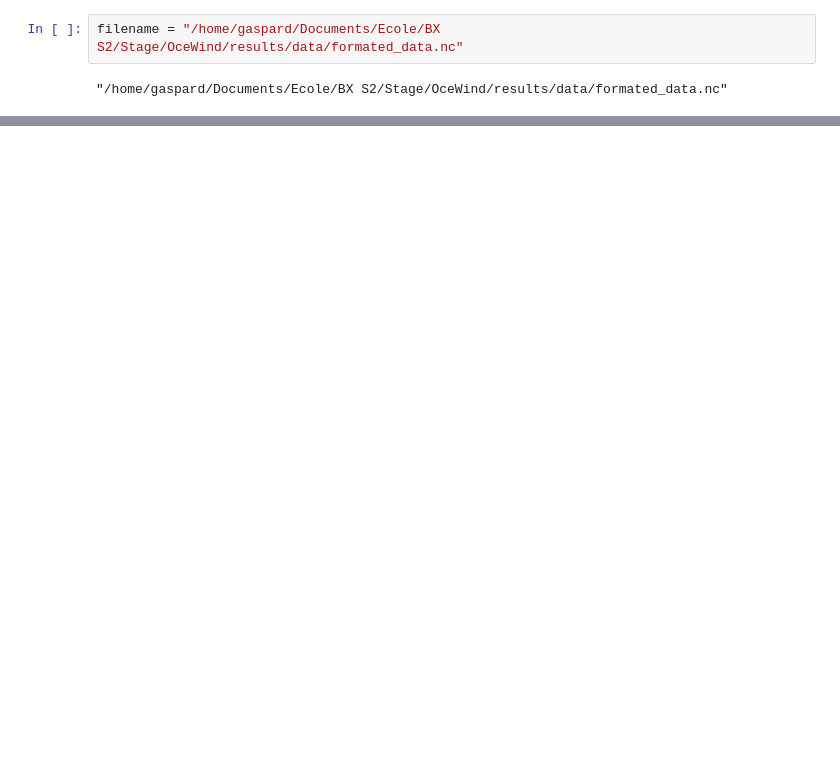
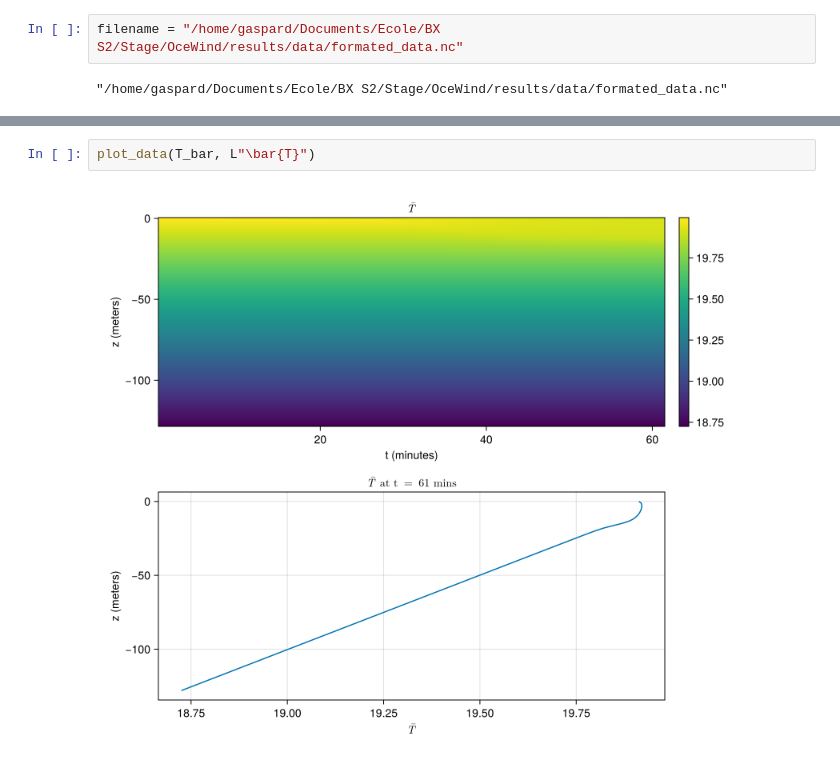
Before and after one commit to Gaspartcho/OceWind, a Jupyter notebook: Notebooks/graphs.ipynb, the cells around one changed output, grey strips where cells are left out. Cells and saved outputs as stored; diff of their text form; blank space fills up the shorter version.

```diff
--- a/Notebooks/graphs.ipynb
+++ b/Notebooks/graphs.ipynb
@@ -61,0 +61,4 @@ plot_data(u_bar, L"\bar{u}")
+# %%
+plot_data(T_bar, L"\bar{T}")
+# %% [output]
+[figure, added]
```
Also changed, not shown: parts of 14 cells of this notebook, 8 other files.
